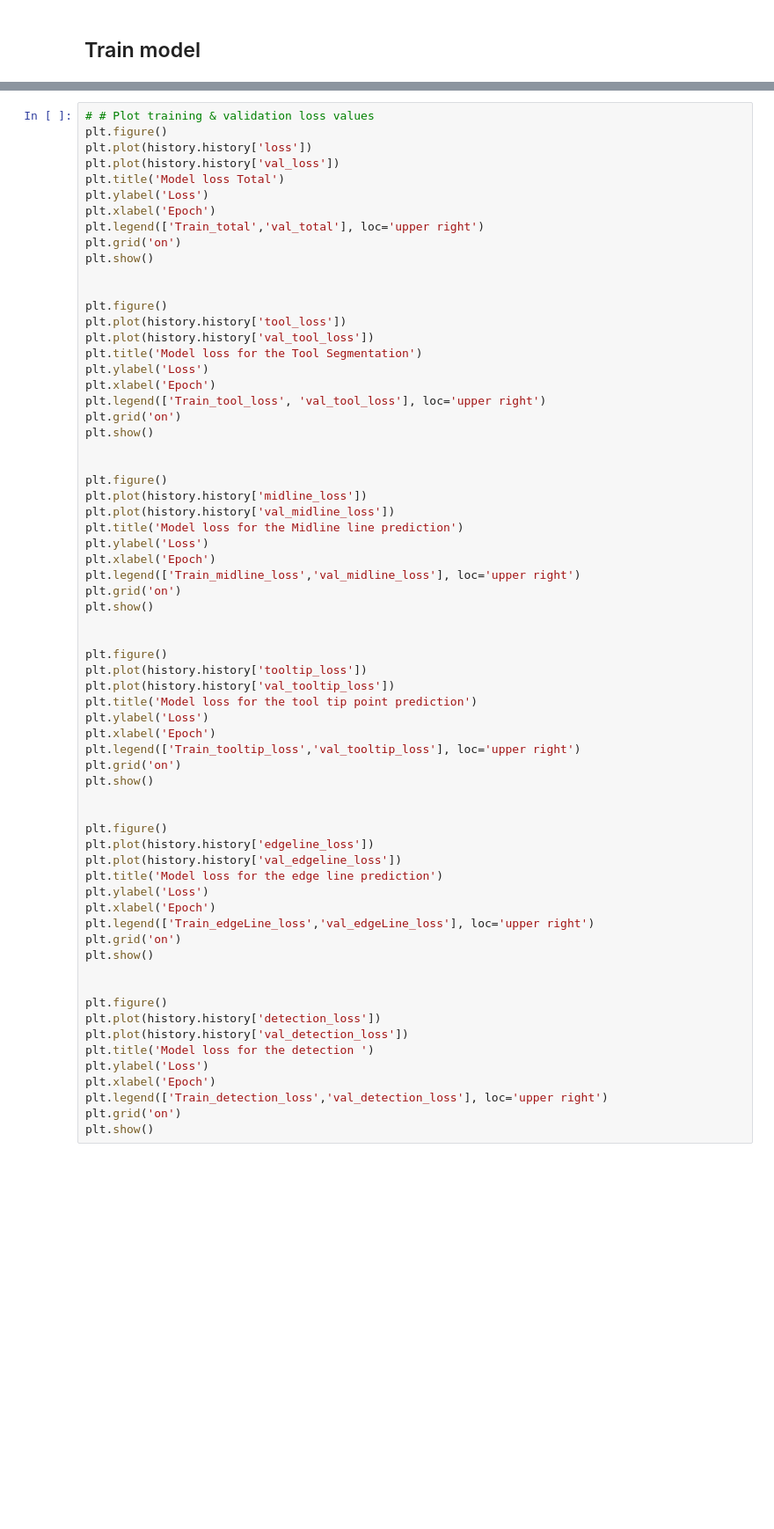
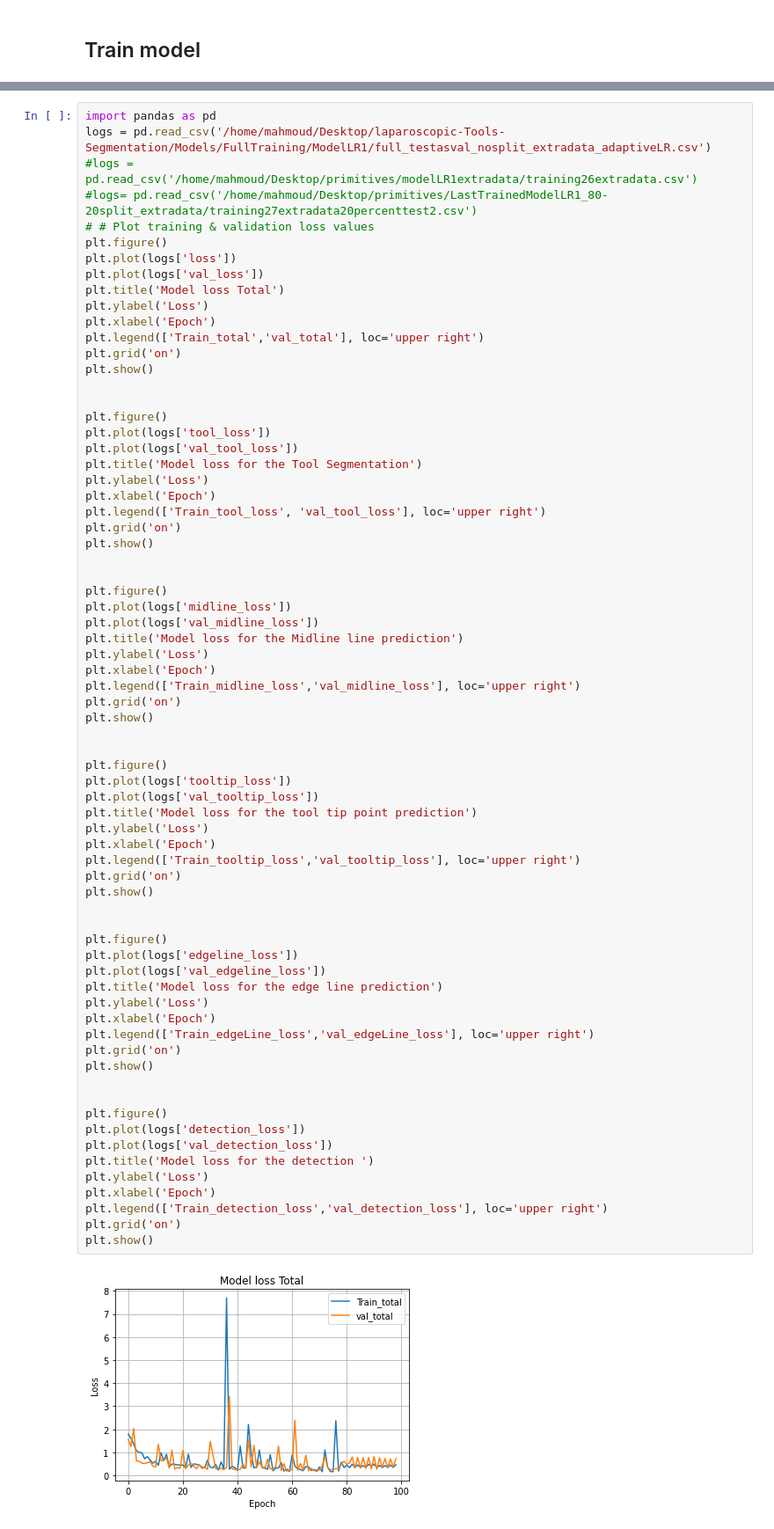
Before and after one commit to MahBadran93/Laparoscopic-Tools-Processing, a Jupyter notebook: Art-Net/FullARTnetModelTrain.ipynb, the cells around one changed output, grey strips where cells are left out. Shown at 88% size. Drawn from its saved outputs; the diff is of its cells as text; blank space fills up the shorter version.

```diff
--- a/Art-Net/FullARTnetModelTrain.ipynb
+++ b/Art-Net/FullARTnetModelTrain.ipynb
@@ -560,8 +693,12 @@ Epoch 2/150
 # %%
+import pandas as pd
+logs = pd.read_csv('/home/mahmoud/Desktop/laparoscopic-Tools-Segmentation/Models/FullTraining/ModelLR1/full_testasval_nosplit_extradata_adaptiveLR.csv')
+#logs = pd.read_csv('/home/mahmoud/Desktop/primitives/modelLR1extradata/training26extradata.csv')
+#logs= pd.read_csv('/home/mahmoud/Desktop/primitives/LastTrainedModelLR1_80-20split_extradata/training27extradata20percenttest2.csv')
 # # Plot training & validation loss values
 plt.figure()
-plt.plot(history.history['loss'])
-plt.plot(history.history['val_loss'])
+plt.plot(logs['loss'])
+plt.plot(logs['val_loss'])
 plt.title('Model loss Total')
 plt.ylabel('Loss')
 plt.xlabel('Epoch')
@@ -571,8 +708,8 @@ plt.show()
 
 
 plt.figure()
-plt.plot(history.history['tool_loss'])
-plt.plot(history.history['val_tool_loss'])
+plt.plot(logs['tool_loss'])
+plt.plot(logs['val_tool_loss'])
 plt.title('Model loss for the Tool Segmentation')
 plt.ylabel('Loss')
 plt.xlabel('Epoch')
@@ -582,44 +719,46 @@ plt.show()
 
 
 plt.figure()
-plt.plot(history.history['midline_loss'])
-plt.plot(history.history['val_midline_loss'])
+plt.plot(logs['midline_loss'])
+plt.plot(logs['val_midline_loss'])
 plt.title('Model loss for the Midline line prediction')
 plt.ylabel('Loss')
 plt.xlabel('Epoch')
 plt.legend(['Train_midline_loss','val_midline_loss'], loc='upper right')
 plt.grid('on')
 plt.show()
 
 
 plt.figure()
-plt.plot(history.history['tooltip_loss'])
-plt.plot(history.history['val_tooltip_loss'])
+plt.plot(logs['tooltip_loss'])
+plt.plot(logs['val_tooltip_loss'])
 plt.title('Model loss for the tool tip point prediction')
 plt.ylabel('Loss')
 plt.xlabel('Epoch')
 plt.legend(['Train_tooltip_loss','val_tooltip_loss'], loc='upper right')
 plt.grid('on')
 plt.show()
 
 
 plt.figure()
-plt.plot(history.history['edgeline_loss'])
-plt.plot(history.history['val_edgeline_loss'])
+plt.plot(logs['edgeline_loss'])
+plt.plot(logs['val_edgeline_loss'])
 plt.title('Model loss for the edge line prediction')
 plt.ylabel('Loss')
 plt.xlabel('Epoch')
 plt.legend(['Train_edgeLine_loss','val_edgeLine_loss'], loc='upper right')
 plt.grid('on')
 plt.show()
 
 
 plt.figure()
-plt.plot(history.history['detection_loss'])
-plt.plot(history.history['val_detection_loss'])
+plt.plot(logs['detection_loss'])
+plt.plot(logs['val_detection_loss'])
 plt.title('Model loss for the detection ')
 plt.ylabel('Loss')
 plt.xlabel('Epoch')
 plt.legend(['Train_detection_loss','val_detection_loss'], loc='upper right')
 plt.grid('on')
 plt.show()
+# %% [output]
+[figure, added]
```
Also changed, not shown: parts of 5 cells of this notebook.
